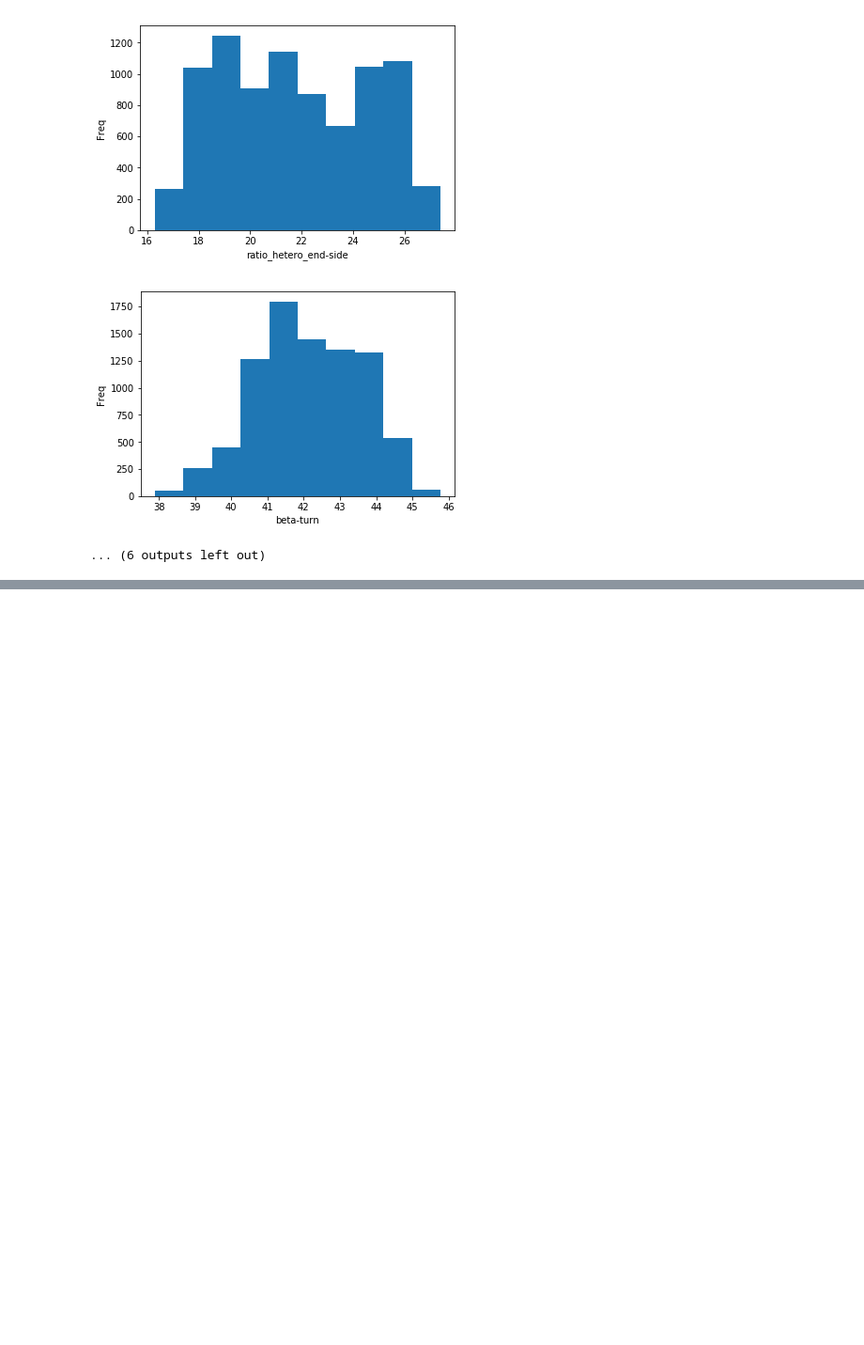
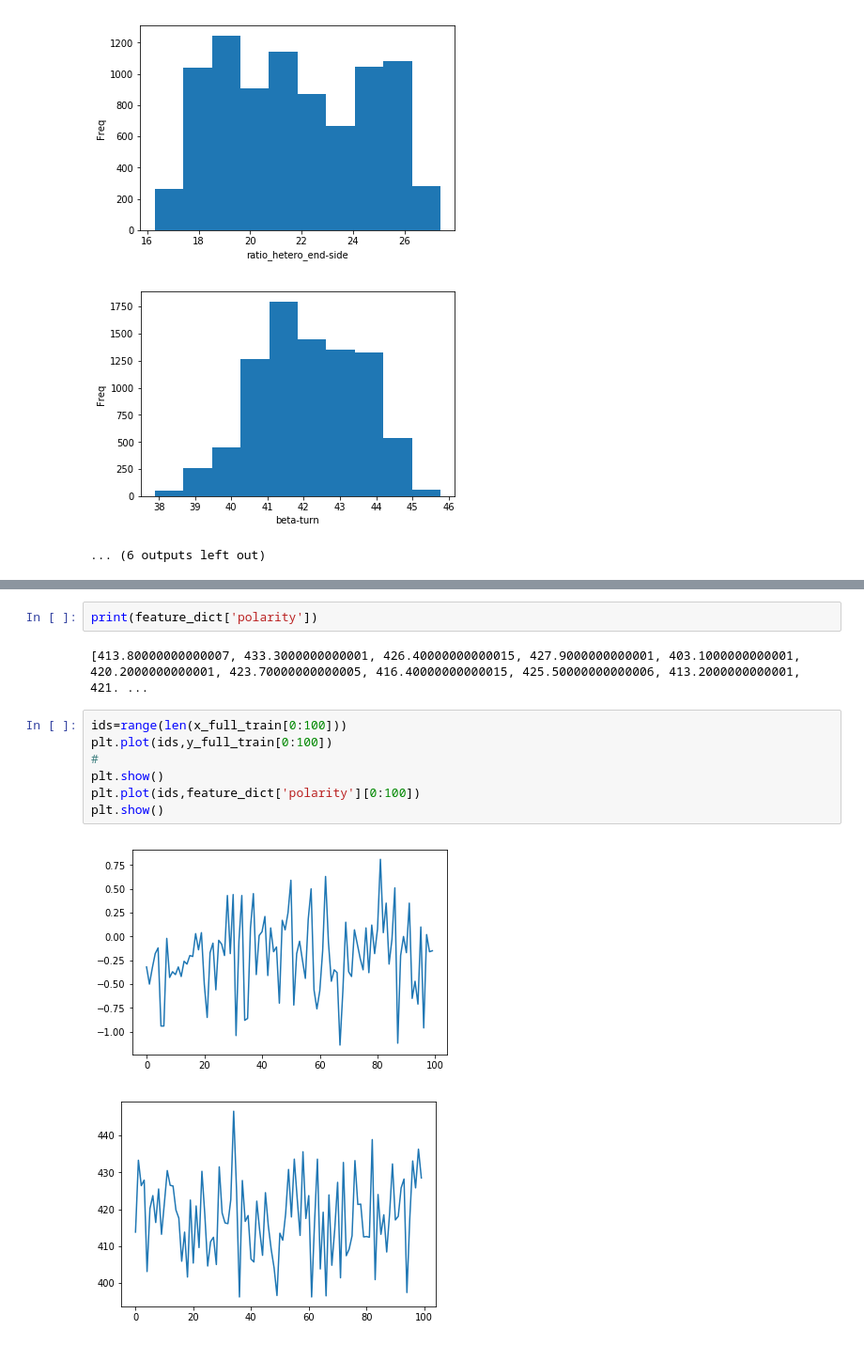
Before and after one commit to latticetower/stable-mutants, a Jupyter notebook: notebooks/Features.ipynb, the cells around one changed output, grey strips where cells are left out. Shown at 94% size. Drawn from its saved outputs; the diff is of its cells as text; blank space fills up the shorter version.

```diff
--- a/notebooks/Features.ipynb
+++ b/notebooks/Features.ipynb
@@ -281,0 +355,14 @@ for i in feature_list:
+# %%
+print(feature_dict['polarity'])
+# %% [output]
+[413.80000000000007, 433.3000000000001, 426.40000000000015, 427.9000000000001, 403.1000000000001, 420.2000000000001, 423.70000000000005, 416.40000000000015, 425.50000000000006, 413.2000000000001, 421. ...
+# %%
+ids=range(len(x_full_train[0:100]))
+plt.plot(ids,y_full_train[0:100])
+#
+plt.show()
+plt.plot(ids,feature_dict['polarity'][0:100])
+plt.show()
+# %% [output]
+[figure, added]
+[figure, added]
```
Also changed, not shown: parts of 4 cells of this notebook, 1 other file.
